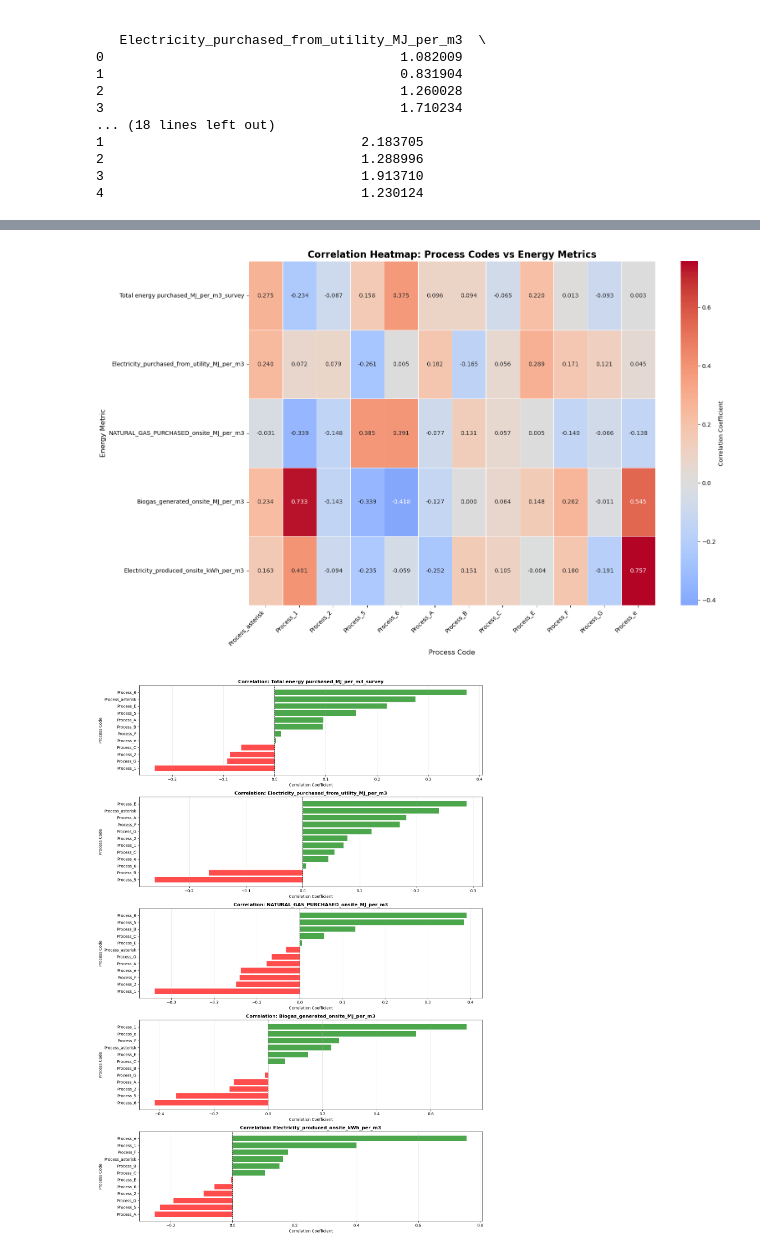
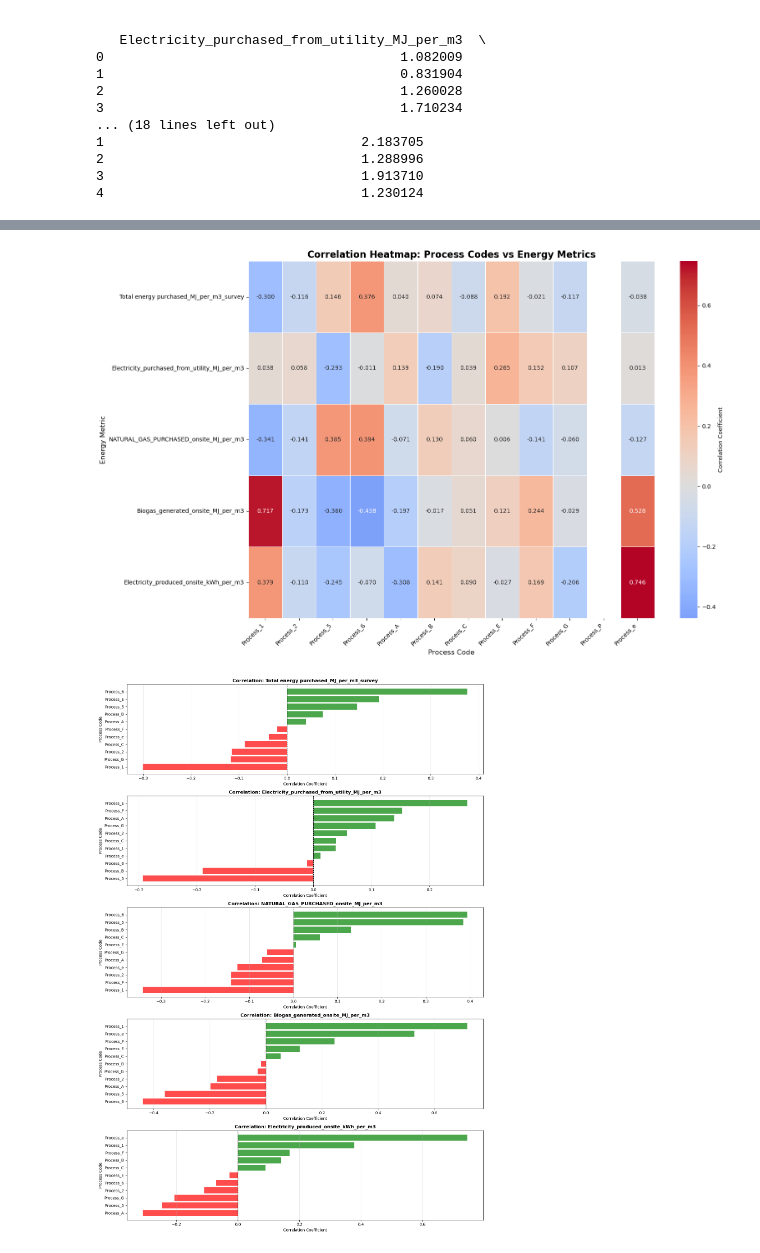
Before and after one commit to Saurajyoti/US_WWTP_GHG, a Jupyter notebook: TT_correlation.ipynb, the cells around one changed output, grey strips where cells are left out. Cells and saved outputs as stored; diff of their text form; code cells hidden in the pictures.

Commit message:
recheck pre-process step correlation, avoid if no signal

```diff
--- a/TT_correlation.ipynb
+++ b/TT_correlation.ipynb
@@ -38,12 +38,58 @@ print(df.head())
 3                                 1.913710
 4                                 1.230124
 # %%
+# Perform Spearman correlation analysis between process codes and energy metrics
+
 # Perform Spearman correlation analysis between process codes and energy metrics
 
 import numpy as np
 import matplotlib.pyplot as plt
 import seaborn as sns
 from scipy.stats import spearmanr
+
+
+# =============================================================================
+# FILTER: Drop rows where PREDICTED_WRRF_TT_CODE is blank
+# =============================================================================
+# Identify rows where PREDICTED_WRRF_TT_CODE is NaN, empty string, or whitespace-only
+blank_mask = (
+    df['PREDICTED_WRRF_TT_CODE'].isna() |
+    df['PREDICTED_WRRF_TT_CODE'].astype(str).str.strip().eq('') |
+    df['PREDICTED_WRRF_TT_CODE'].astype(str).str.strip().eq('nan')
+)
+
+# Extract the rows that will be dropped
+dropped_rows = df[blank_mask]
+num_dropped = len(dropped_rows)
+
+print("=" * 80)
+print(f"FILTERING: Dropping rows with blank PREDICTED_WRRF_TT_CODE")
+print("=" * 80)
+print(f"Number of rows dropped: {num_dropped}")
+
+if num_dropped > 0:
+    print(f"\nCWNS_IDs of dropped rows:")
+    for cwns_id in dropped_rows['CWNS_ID'].values:
+        print(f"  - {cwns_id}")
+else:
+    print("No rows had blank PREDICTED_WRRF_TT_CODE.")
+
+print("=" * 80)
+
+# Apply the filter — keep only rows where PREDICTED_WRRF_TT_CODE is NOT blank
+df = df[~blank_mask].copy()
+print(f"Remaining rows after filtering: {len(df)}\n")
+
+
+# =============================================================================
+# REPLACE '*' with 'P' in PREDICTED_WRRF_TT_CODE before any encoding
+# =============================================================================
+# This avoids issues with '*' being treated as a regex wildcard or causing
+# NaN results during correlation analysis.
+asterisk_count = df['PREDICTED_WRRF_TT_CODE'].str.contains(r'\*', na=False).sum()
+print(f"Replacing '*' with 'P' in PREDICTED_WRRF_TT_CODE ({asterisk_count} rows affected)")
+df['PREDICTED_WRRF_TT_CODE'] = df['PREDICTED_WRRF_TT_CODE'].str.replace('*', 'P', regex=False)
+print(f"Replacement complete.\n")
 
 
 # Define all energy columns for analysis
@@ -58,15 +104,15 @@ energy_columns = [
 # Step 1: Extract all unique characters from PREDICTED_WRRF_TT_CODE column
 def extract_unique_characters(column):
     """
-    Extract all unique characters from a column containing comma-separated values
-    Now includes '*' as a valid character
+    Extract all unique characters from a column containing comma-separated values.
+    Since '*' has been replaced with 'P', no special handling is needed.
     """
     all_chars = set()
     for value in column.dropna():
         # Remove spaces and split by comma
         chars = str(value).replace(' ', '').split(',')
         for char in chars:
-            # Add each individual character including '*'
+            # Add each individual character
             all_chars.update(list(char))
     return sorted(all_chars)
 
@@ -77,16 +123,14 @@ print(f"Unique characters found: {unique_chars}")
 # Step 2: Create binary columns for each unique character
 def create_binary_columns(df, column_name, unique_chars):
     """
-    Create binary columns (0/1) for each unique character
+    Create binary columns (0/1) for each unique character.
+    Since '*' has already been replaced with 'P', all characters are
+    standard alphanumeric and no special handling is required.
     """
     df_encoded = df.copy()
 
     for char in unique_chars:
-        # Create column name - use 'asterisk' for '*' to make it more readable
-        if char == '*':
-            col_name = 'Process_asterisk'
-        else:
-            col_name = f'Process_{char}'
+        col_name = f'Process_{char}'
 
         # Check if character exists in the original column
         df_encoded[col_name] = df_encoded[column_name].apply(
@@ -103,12 +147,7 @@ print("\nEncoded DataFrame (first few rows):")
 print(df_encoded.head())
 
 # Step 3: Get all process columns
-process_columns = []
-for char in unique_chars:
-    if char == '*':
-        process_columns.append('Process_asterisk')
-    else:
-        process_columns.append(f'Process_{char}')
+process_columns = [f'Process_{char}' for char in unique_chars]
 
 # Step 4: Comprehensive correlation analysis for all energy columns
 all_correlations = {}
@@ -248,7 +287,9 @@ with open(os.path.join(path_out, 'correlation_analysis_summary.txt'), 'w') as f:
     f.write("CORRELATION ANALYSIS SUMMARY REPORT\n")
     f.write("="*80 + "\n\n")
 
-    f.write(f"Total number of records: {len(df_encoded)}\n")
+    f.write(f"Total number of records (after filtering): {len(df_encoded)}\n")
+    f.write(f"Number of rows dropped (blank PREDICTED_WRRF_TT_CODE): {num_dropped}\n")
+    f.write(f"Note: '*' in PREDICTED_WRRF_TT_CODE was replaced with 'P' before encoding.\n\n")
     f.write(f"Number of process codes identified: {len(process_columns)}\n")
     f.write(f"Process codes: {', '.join(process_columns)}\n\n")
 
@@ -311,2 +352,2 @@ Encoded DataFrame (first few rows):
-[figure, old version]
+[figure, new version]
-[figure, old version]
+[figure, new version]
```
Also changed, not shown: parts of 2 cells of this notebook.
